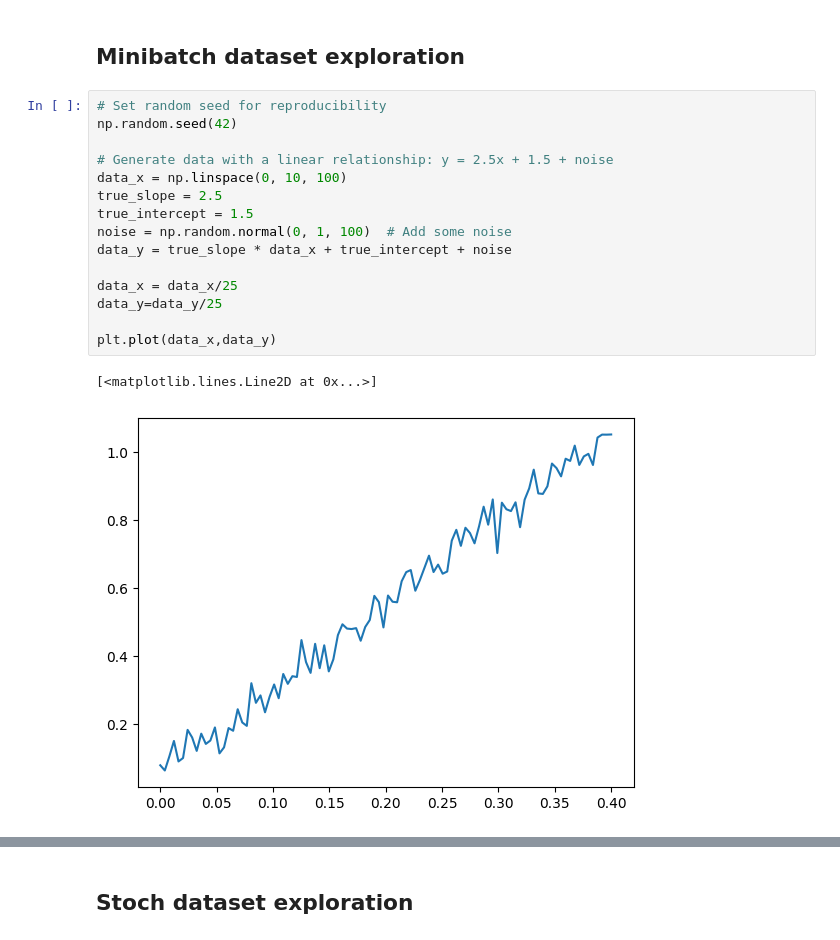
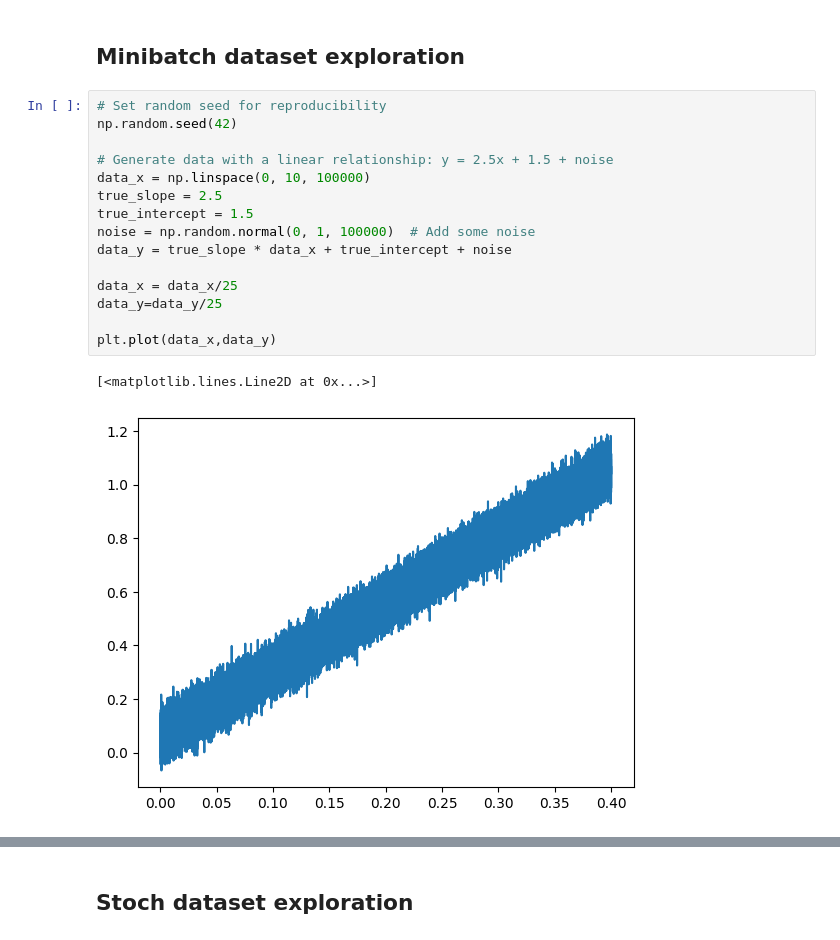
Before and after one commit to GreenCurve/prj-fin, a Jupyter notebook: 01_Floating_point_numbers.ipynb, the cells around one changed output, grey strips where cells are left out. Cells and saved outputs as stored; diff of their text form.

```diff
--- a/01_Floating_point_numbers.ipynb
+++ b/01_Floating_point_numbers.ipynb
@@ -258,19 +258,19 @@ plt.show()
 # %%
 # Set random seed for reproducibility
 np.random.seed(42)
 
 # Generate data with a linear relationship: y = 2.5x + 1.5 + noise
-data_x = np.linspace(0, 10, 100)
+data_x = np.linspace(0, 10, 100000)
 true_slope = 2.5
 true_intercept = 1.5
-noise = np.random.normal(0, 1, 100)  # Add some noise
+noise = np.random.normal(0, 1, 100000)  # Add some noise
 data_y = true_slope * data_x + true_intercept + noise
 
 data_x = data_x/25
 data_y=data_y/25
 
 plt.plot(data_x,data_y)
 # %% [output]
 [<matplotlib.lines.Line2D at 0x...>]
-[figure, old version]
+[figure, new version]
 # %%
```
Also changed, not shown: parts of 10 cells of this notebook.
